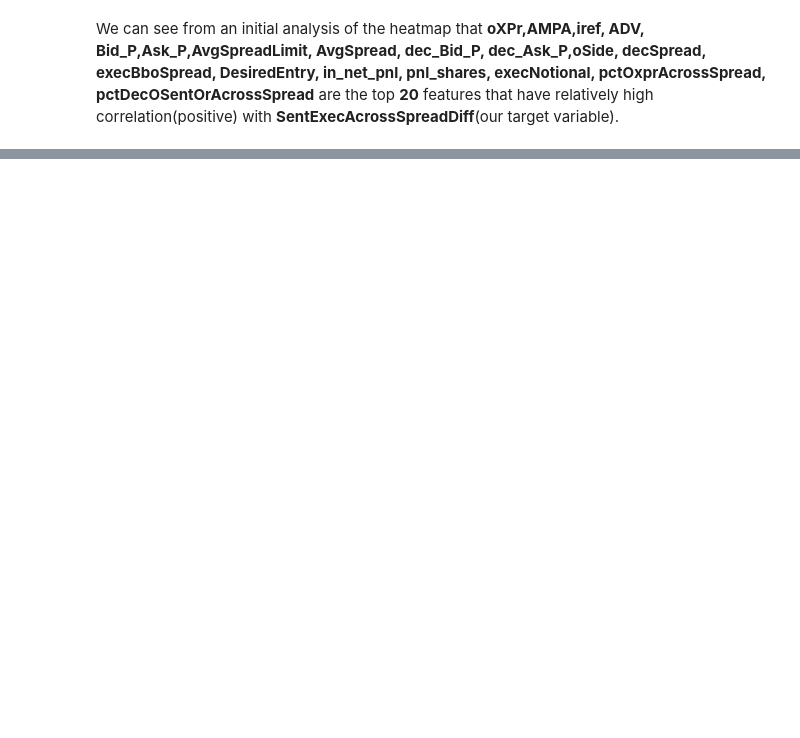
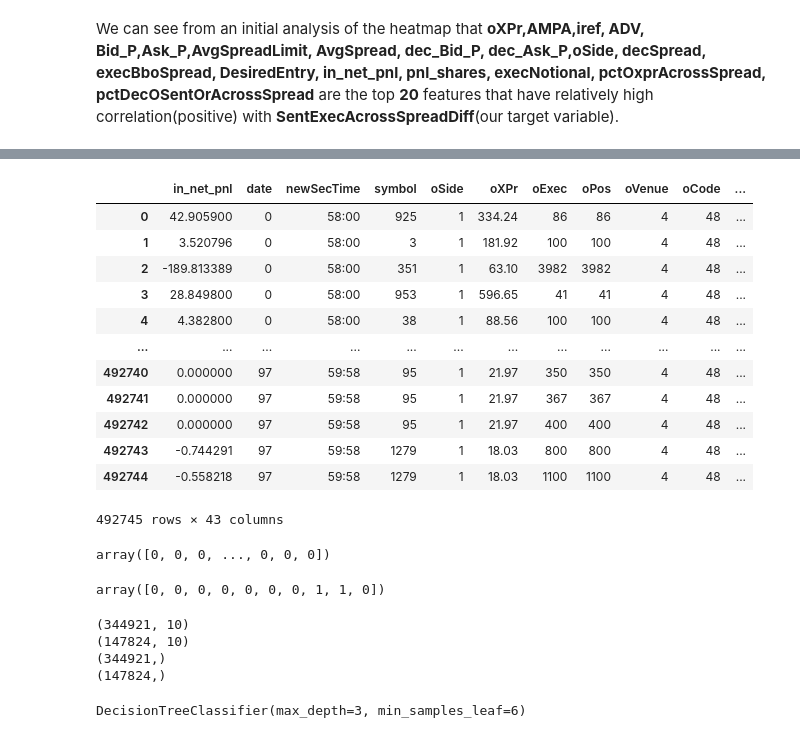
Before and after one commit to AyorindeTayo/Freelance3, a Jupyter notebook: Untitled58.ipynb, the cells around one changed output, grey strips where cells are left out. Cells and saved outputs as stored; diff of their text form; code cells hidden in the pictures; blank space fills up the shorter version.

```diff
--- a/Untitled58.ipynb
+++ b/Untitled58.ipynb
@@ -464,0 +497,2 @@ We can see from an initial analysis of the heatmap that **oXPr,AMPA,iref, ADV, B
+# %%
+df['ishandiref'] = df['ishs']*df['iref']
@@ -464,0 +511,2 @@ We can see from an initial analysis of the heatmap that **oXPr,AMPA,iref, ADV, B
+# %%
+df['irefandiprd'] = df['iref']/df['iprd']
@@ -464,0 +545,39 @@ We can see from an initial analysis of the heatmap that **oXPr,AMPA,iref, ADV, B
+# %%
+df['Return'] =df['in_net_pnl'].pct_change(80).shift(-80)
+y=np.where(df.Return>0,1,0)
+# %%
+df
+# %% [output]
+|  | in_net_pnl | date | newSecTime | symbol | oSide | oXPr | oExec | oPos | oVenue | oCode | ... |
+| 0 | 42.905900 | 0 | 58:00 | 925 | 1 | 334.24 | 86 | 86 | 4 | 48 | ... |
+| 1 | 3.520796 | 0 | 58:00 | 3 | 1 | 181.92 | 100 | 100 | 4 | 48 | ... |
+| 2 | -189.813389 | 0 | 58:00 | 351 | 1 | 63.10 | 3982 | 3982 | 4 | 48 | ... |
+| 3 | 28.849800 | 0 | 58:00 | 953 | 1 | 596.65 | 41 | 41 | 4 | 48 | ... |
+| 4 | 4.382800 | 0 | 58:00 | 38 | 1 | 88.56 | 100 | 100 | 4 | 48 | ... |
+| ... | ... | ... | ... | ... | ... | ... | ... | ... | ... | ... | ... |
+| 492740 | 0.000000 | 97 | 59:58 | 95 | 1 | 21.97 | 350 | 350 | 4 | 48 | ... |
+| 492741 | 0.000000 | 97 | 59:58 | 95 | 1 | 21.97 | 367 | 367 | 4 | 48 | ... |
+| 492742 | 0.000000 | 97 | 59:58 | 95 | 1 | 21.97 | 400 | 400 | 4 | 48 | ... |
+| 492743 | -0.744291 | 97 | 59:58 | 1279 | 1 | 18.03 | 800 | 800 | 4 | 48 | ... |
+| 492744 | -0.558218 | 97 | 59:58 | 1279 | 1 | 18.03 | 1100 | 1100 | 4 | 48 | ... |
+492745 rows × 43 columns
+# %%
+y
+# %% [output]
+array([0, 0, 0, ..., 0, 0, 0])
+# %%
+y[0:10]
+# %% [output]
+array([0, 0, 0, 0, 0, 0, 0, 1, 1, 0])
+# %%
+from sklearn.model_selection import train_test_split
+X_train, X_test, y_train, y_test = train_test_split(X,y,test_size=0.3,stratify=y)
+print(X_train.shape)
+print(X_test.shape)
+print(y_train.shape)
+print(y_test.shape)
+# %% [output]
+(344921, 10)
+(147824, 10)
+(344921,)
+(147824,)
@@ -464,0 +586,5 @@ We can see from an initial analysis of the heatmap that **oXPr,AMPA,iref, ADV, B
+# %%
+treeClassifier = DecisionTreeClassifier(max_depth=3,min_samples_leaf=6)
+treeClassifier.fit(X_train,y_train)
+# %% [output]
+DecisionTreeClassifier(max_depth=3, min_samples_leaf=6)
```
Also changed, not shown: parts of 30 cells of this notebook.
